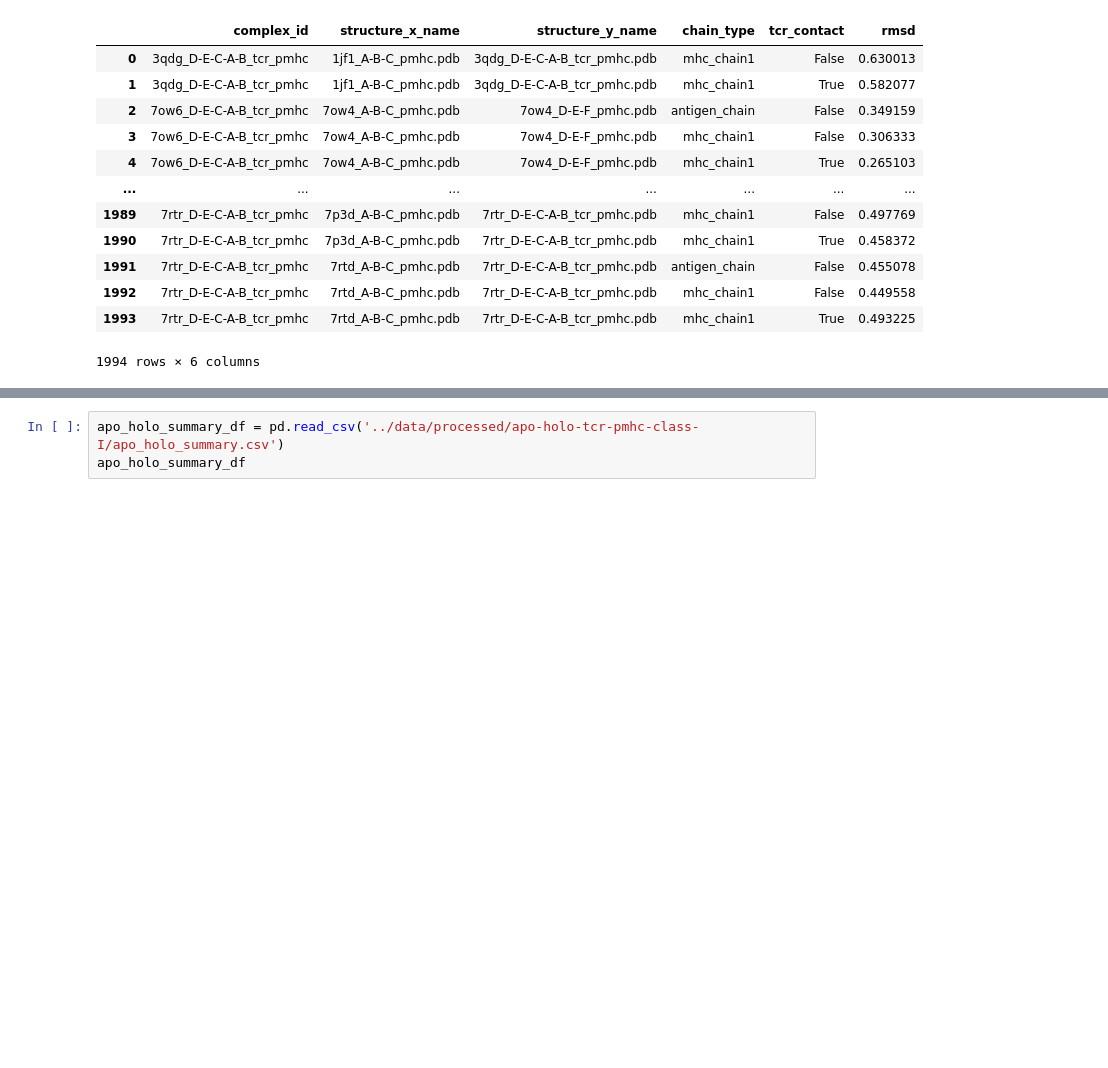
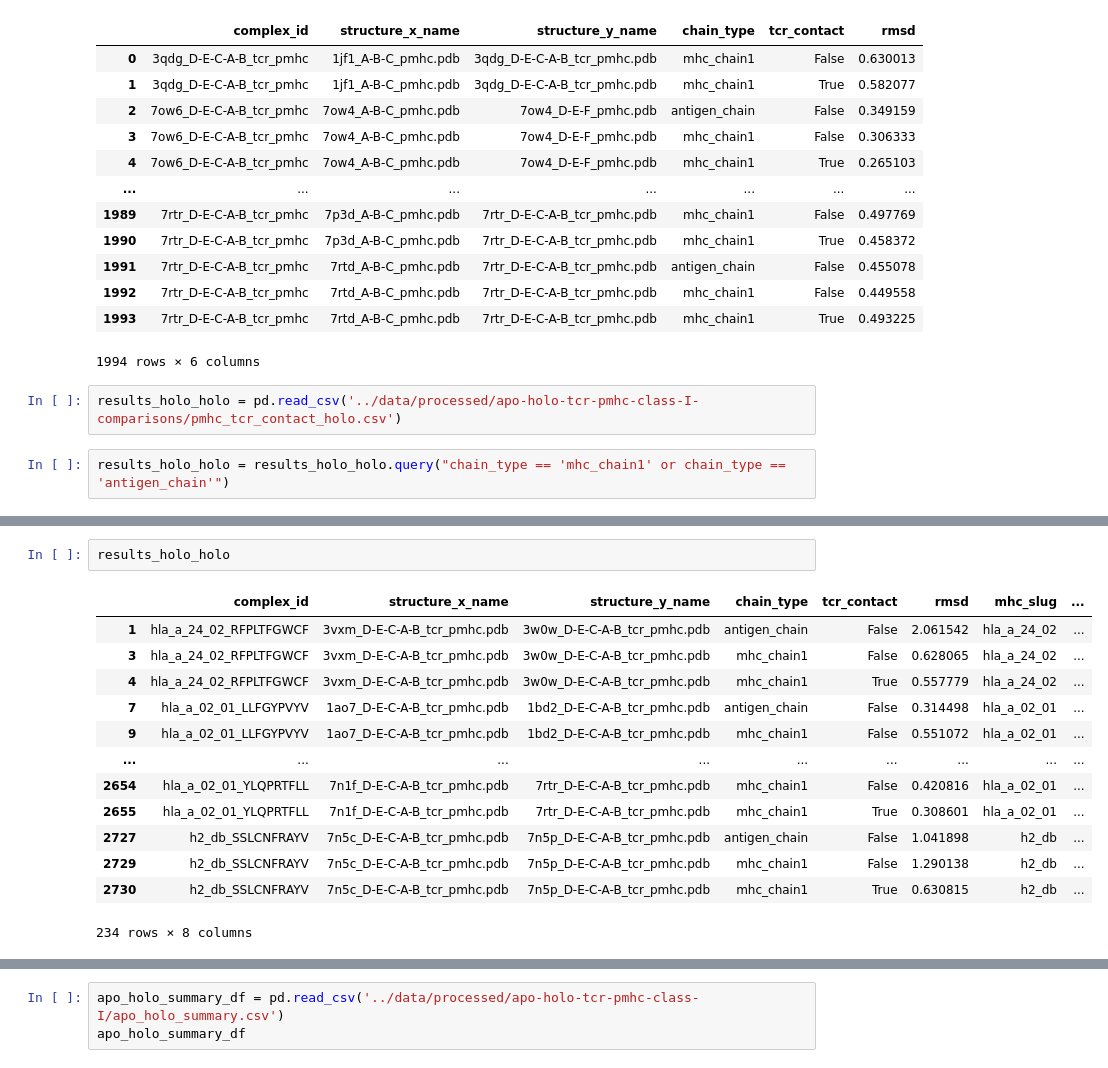
Before and after one commit to benjiemc/tcr-pmhc-interface-analysis, a Jupyter notebook: notebooks/pMHC_movement_between_apo_and_holo_conformations.ipynb, the cells around one changed output, grey strips where cells are left out. Saved outputs shown, nothing was run; the diff lists cells and outputs as text; blank space fills up the shorter version.

```diff
--- a/notebooks/pMHC_movement_between_apo_and_holo_conformations.ipynb
+++ b/notebooks/pMHC_movement_between_apo_and_holo_conformations.ipynb
@@ -29,3 +29,7 @@ results
 | 1992 | 7rtr_D-E-C-A-B_tcr_pmhc | 7rtd_A-B-C_pmhc.pdb | 7rtr_D-E-C-A-B_tcr_pmhc.pdb | mhc_chain1 | False | 0.449558 |
 | 1993 | 7rtr_D-E-C-A-B_tcr_pmhc | 7rtd_A-B-C_pmhc.pdb | 7rtr_D-E-C-A-B_tcr_pmhc.pdb | mhc_chain1 | True | 0.493225 |
 1994 rows × 6 columns
+# %%
+results_holo_holo = pd.read_csv('../data/processed/apo-holo-tcr-pmhc-class-I-comparisons/pmhc_tcr_contact_holo.csv')
+# %%
+results_holo_holo = results_holo_holo.query("chain_type == 'mhc_chain1' or chain_type == 'antigen_chain'")
@@ -31,0 +51,16 @@ results
+# %%
+results_holo_holo
+# %% [output]
+|  | complex_id | structure_x_name | structure_y_name | chain_type | tcr_contact | rmsd | mhc_slug | ... |
+| 1 | hla_a_24_02_RFPLTFGWCF | 3vxm_D-E-C-A-B_tcr_pmhc.pdb | 3w0w_D-E-C-A-B_tcr_pmhc.pdb | antigen_chain | False | 2.061542 | hla_a_24_02 | ... |
+| 3 | hla_a_24_02_RFPLTFGWCF | 3vxm_D-E-C-A-B_tcr_pmhc.pdb | 3w0w_D-E-C-A-B_tcr_pmhc.pdb | mhc_chain1 | False | 0.628065 | hla_a_24_02 | ... |
+| 4 | hla_a_24_02_RFPLTFGWCF | 3vxm_D-E-C-A-B_tcr_pmhc.pdb | 3w0w_D-E-C-A-B_tcr_pmhc.pdb | mhc_chain1 | True | 0.557779 | hla_a_24_02 | ... |
+| 7 | hla_a_02_01_LLFGYPVYV | 1ao7_D-E-C-A-B_tcr_pmhc.pdb | 1bd2_D-E-C-A-B_tcr_pmhc.pdb | antigen_chain | False | 0.314498 | hla_a_02_01 | ... |
+| 9 | hla_a_02_01_LLFGYPVYV | 1ao7_D-E-C-A-B_tcr_pmhc.pdb | 1bd2_D-E-C-A-B_tcr_pmhc.pdb | mhc_chain1 | False | 0.551072 | hla_a_02_01 | ... |
+| ... | ... | ... | ... | ... | ... | ... | ... | ... |
+| 2654 | hla_a_02_01_YLQPRTFLL | 7n1f_D-E-C-A-B_tcr_pmhc.pdb | 7rtr_D-E-C-A-B_tcr_pmhc.pdb | mhc_chain1 | False | 0.420816 | hla_a_02_01 | ... |
+| 2655 | hla_a_02_01_YLQPRTFLL | 7n1f_D-E-C-A-B_tcr_pmhc.pdb | 7rtr_D-E-C-A-B_tcr_pmhc.pdb | mhc_chain1 | True | 0.308601 | hla_a_02_01 | ... |
+| 2727 | h2_db_SSLCNFRAYV | 7n5c_D-E-C-A-B_tcr_pmhc.pdb | 7n5p_D-E-C-A-B_tcr_pmhc.pdb | antigen_chain | False | 1.041898 | h2_db | ... |
+| 2729 | h2_db_SSLCNFRAYV | 7n5c_D-E-C-A-B_tcr_pmhc.pdb | 7n5p_D-E-C-A-B_tcr_pmhc.pdb | mhc_chain1 | False | 1.290138 | h2_db | ... |
+| 2730 | h2_db_SSLCNFRAYV | 7n5c_D-E-C-A-B_tcr_pmhc.pdb | 7n5p_D-E-C-A-B_tcr_pmhc.pdb | mhc_chain1 | True | 0.630815 | h2_db | ... |
+234 rows × 8 columns
```
Also changed, not shown: parts of 20 cells of this notebook, 5 other files.
